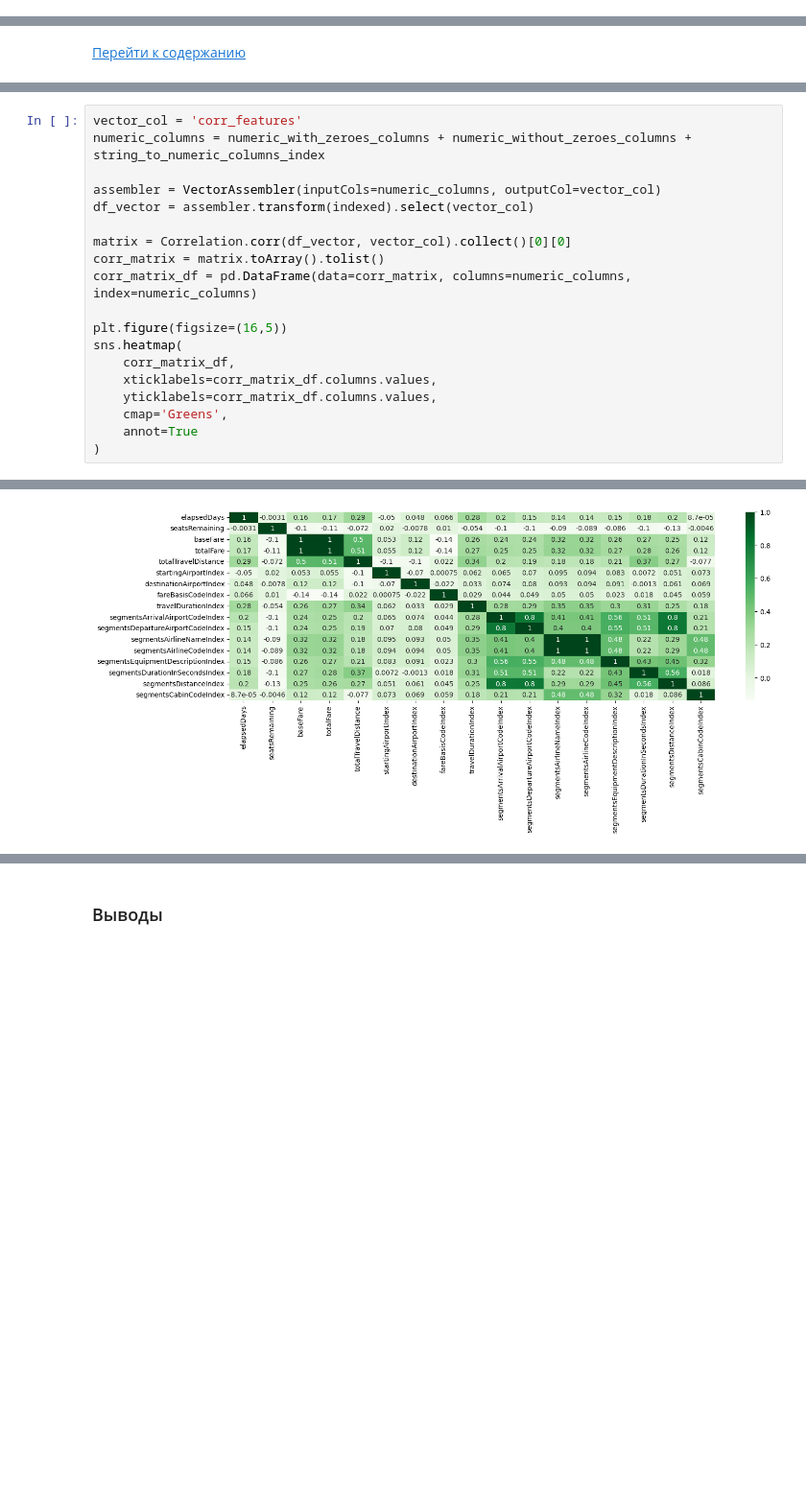
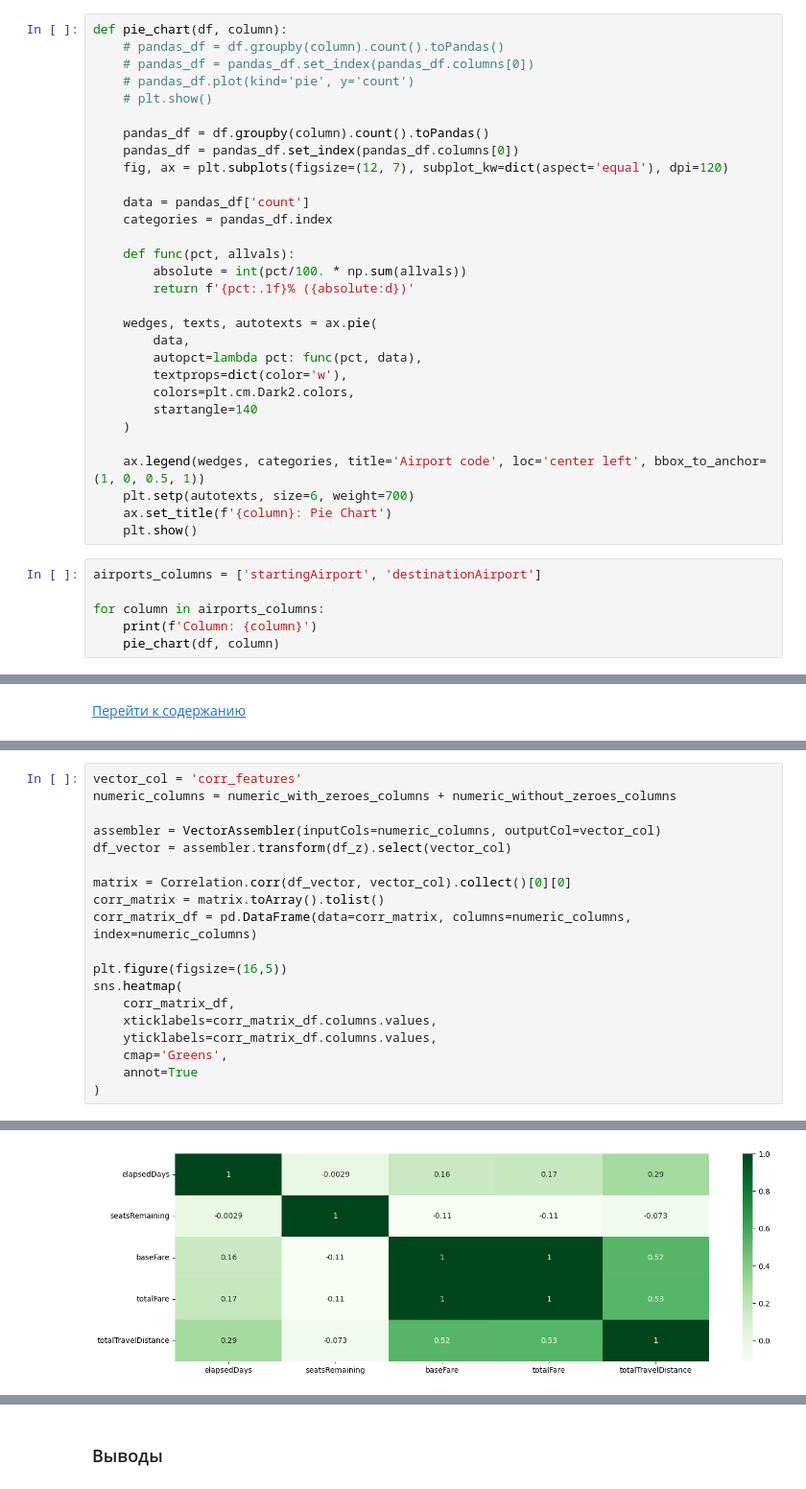
Before and after one commit to MrKobrand/BDPS2023, a Jupyter notebook: N1/exploratory_analysis.ipynb, the cells around one changed output, grey strips where cells are left out. Shown at 96% size. Cells and saved outputs as stored; diff of their text form; blank space fills up the shorter version.

```diff
--- a/N1/exploratory_analysis.ipynb
+++ b/N1/exploratory_analysis.ipynb
@@ -345,0 +352,36 @@ Column: totalTravelDistance
+# %%
+def pie_chart(df, column):
+    # pandas_df = df.groupby(column).count().toPandas()
+    # pandas_df = pandas_df.set_index(pandas_df.columns[0])
+    # pandas_df.plot(kind='pie', y='count')
+    # plt.show()
+
+    pandas_df = df.groupby(column).count().toPandas()
+    pandas_df = pandas_df.set_index(pandas_df.columns[0])
+    fig, ax = plt.subplots(figsize=(12, 7), subplot_kw=dict(aspect='equal'), dpi=120)
+
+    data = pandas_df['count']
+    categories = pandas_df.index
+
+    def func(pct, allvals):
+        absolute = int(pct/100. * np.sum(allvals))
+        return f'{pct:.1f}% ({absolute:d})'
+
+    wedges, texts, autotexts = ax.pie(
+        data,
+        autopct=lambda pct: func(pct, data),
+        textprops=dict(color='w'),
+        colors=plt.cm.Dark2.colors,
+        startangle=140
+    )
+
+    ax.legend(wedges, categories, title='Airport code', loc='center left', bbox_to_anchor=(1, 0, 0.5, 1))
+    plt.setp(autotexts, size=6, weight=700)
+    ax.set_title(f'{column}: Pie Chart')
+    plt.show()
+# %%
+airports_columns = ['startingAirport', 'destinationAirport']
+
+for column in airports_columns:
+    print(f'Column: {column}')
+    pie_chart(df, column)
@@ -567,26 +561,26 @@ Columns overview
 # %%
 vector_col = 'corr_features'
-numeric_columns = numeric_with_zeroes_columns + numeric_without_zeroes_columns + string_to_numeric_columns_index
+numeric_columns = numeric_with_zeroes_columns + numeric_without_zeroes_columns
 
 assembler = VectorAssembler(inputCols=numeric_columns, outputCol=vector_col)
-df_vector = assembler.transform(indexed).select(vector_col)
+df_vector = assembler.transform(df_z).select(vector_col)
 
 matrix = Correlation.corr(df_vector, vector_col).collect()[0][0]
 corr_matrix = matrix.toArray().tolist()
 corr_matrix_df = pd.DataFrame(data=corr_matrix, columns=numeric_columns, index=numeric_columns)
 
 plt.figure(figsize=(16,5))
 sns.heatmap(
     corr_matrix_df,
     xticklabels=corr_matrix_df.columns.values,
     yticklabels=corr_matrix_df.columns.values,
     cmap='Greens',
     annot=True
 )
 # %% [output]
 <Figure size 1600x500 with 0 Axes>
 <Axes: >
-[figure, old version]
+[figure, new version]
 # %% [markdown]
 Как видно из корреляционной матрицы:
 - `baseFare` и `totalFare` имеют сильную положительную корреляцию, поскольку, очевидно, что на одну и ту же цену билета всегда будет одна и та же сумма налогов;
```
Also changed, not shown: parts of 10 cells of this notebook.
